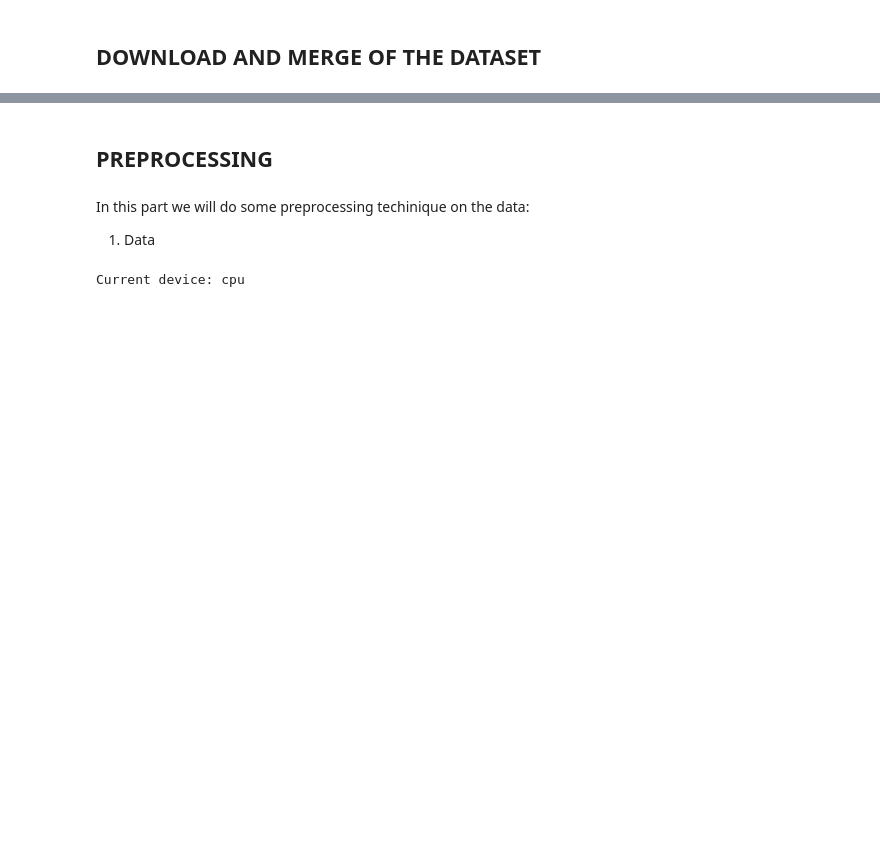
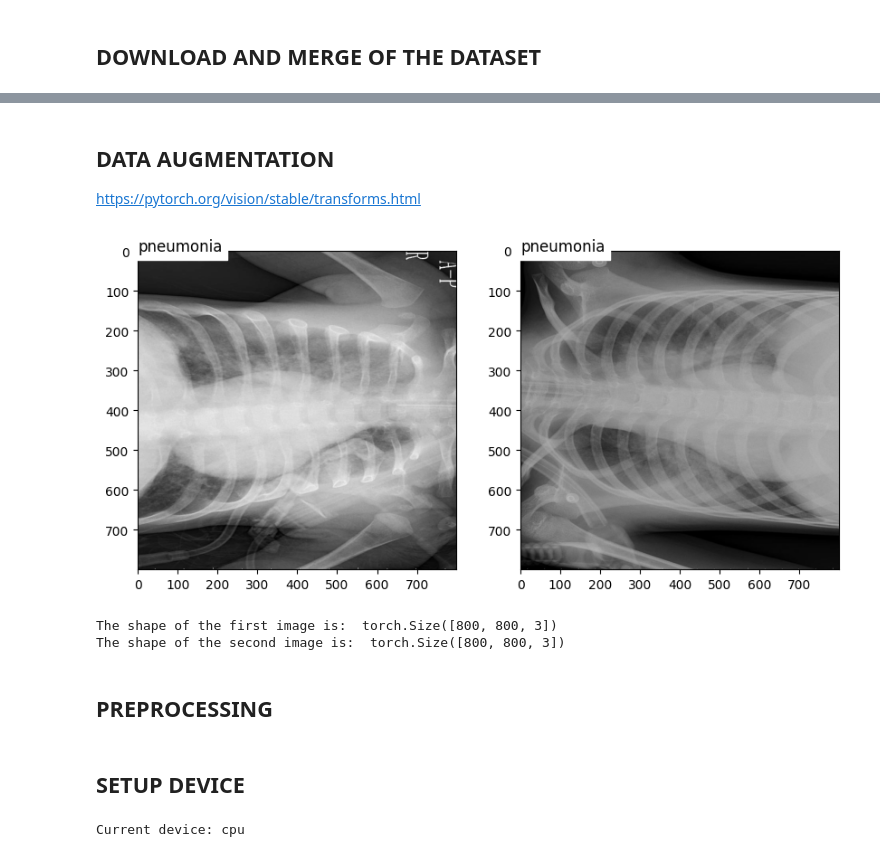
Before and after one commit to cybernetic-m/jam-net, a Jupyter notebook: code/cv_project.ipynb, the cells around one changed output, grey strips where cells are left out. Drawn from its saved outputs; the diff is of its cells as text; code cells hidden in the pictures; blank space fills up the shorter version.

```diff
--- a/code/cv_project.ipynb
+++ b/code/cv_project.ipynb
@@ -563,6 +664,42 @@ image: /content/chest_xray/train/train_normal_00770.jpeg
+# %% [markdown]
+## DATA AUGMENTATION
+
+https://pytorch.org/vision/stable/transforms.html
+# %%
+tr_augmentation = transforms.Compose([
+     transforms.ToTensor(),
+     transforms.RandomHorizontalFlip(0.8),
+     transforms.RandomVerticalFlip(0.2),
+     transforms.ColorJitter(brightness=0.4),
+     transforms.RandomRotation(degrees=(90,90)),
+])
+
+# Instance of classes for the Dataset
+train_dataset_resized = ChestRayDataset(path_training_set_resized, tr_augmentation) # Create an instance of training class
+
+# Take an image + label randomly
+img_1, label_1 = train_dataset_resized[random_num_1]
+img_2, label_2 = train_dataset_resized[random_num_2]
+
+# Display the image using matplotlib library
+plt.figure( figsize=(10,5))
+plt.subplot(1,2,1)
+plt.imshow(img_1.permute(1, 2, 0))
+plt.axis('on')
+plt.text(0, 0, label_1, fontsize=12, color='black', backgroundcolor='white')
+
+plt.subplot(1,2,2)
+plt.imshow(img_2.permute(1, 2, 0))
+plt.axis('on')
+plt.text(0, 0, label_2, fontsize=12, color='black', backgroundcolor='white')
+
+plt.show()
+
+print ("The shape of the first image is: ", img_1.permute(1, 2, 0).shape)
+print ("The shape of the second image is: ", img_2.permute(1, 2, 0).shape)
+# %% [output]
+[figure, added]
+The shape of the first image is:  torch.Size([800, 800, 3])
+The shape of the second image is:  torch.Size([800, 800, 3])
 # %% [markdown]
 ## PREPROCESSING
-# %% [markdown]
-In this part we will do some preprocessing techinique on the data:
-
-1. Data
@@ -569,3 +714,5 @@ In this part we will do some preprocessing techinique on the data:
+# %% [markdown]
+## SETUP DEVICE
 # %%
 setup_device()
 # %% [output]
```
Also changed, not shown: parts of 44 cells of this notebook, 2 other files.
